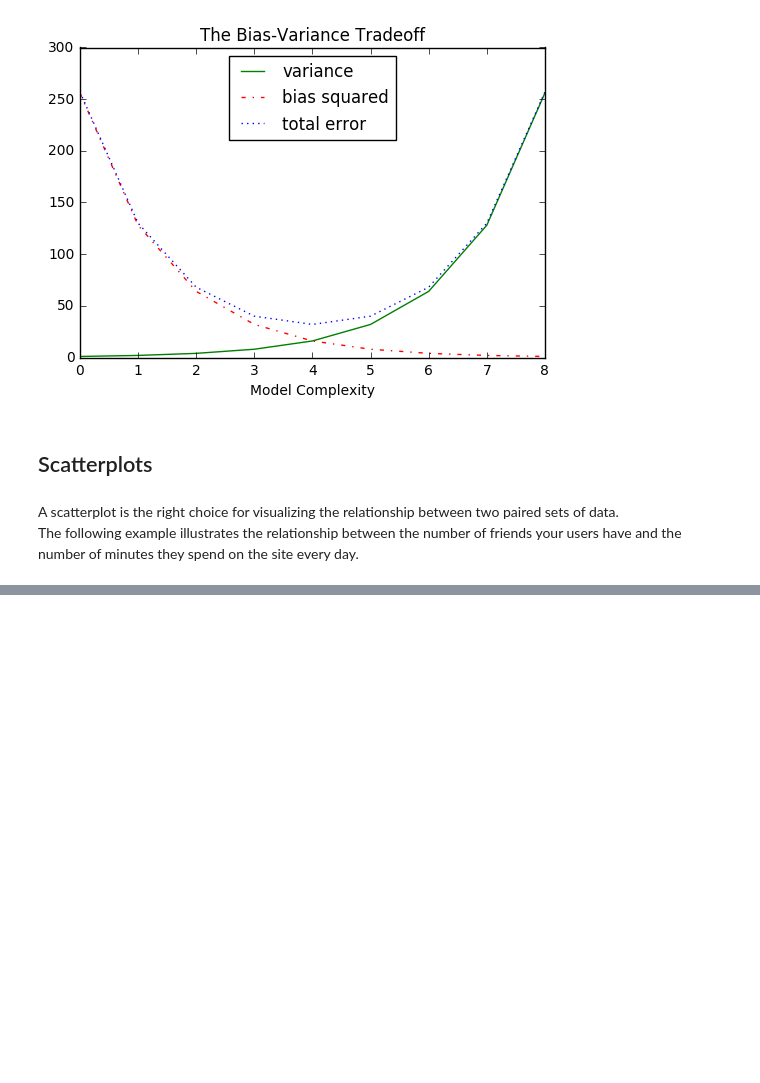
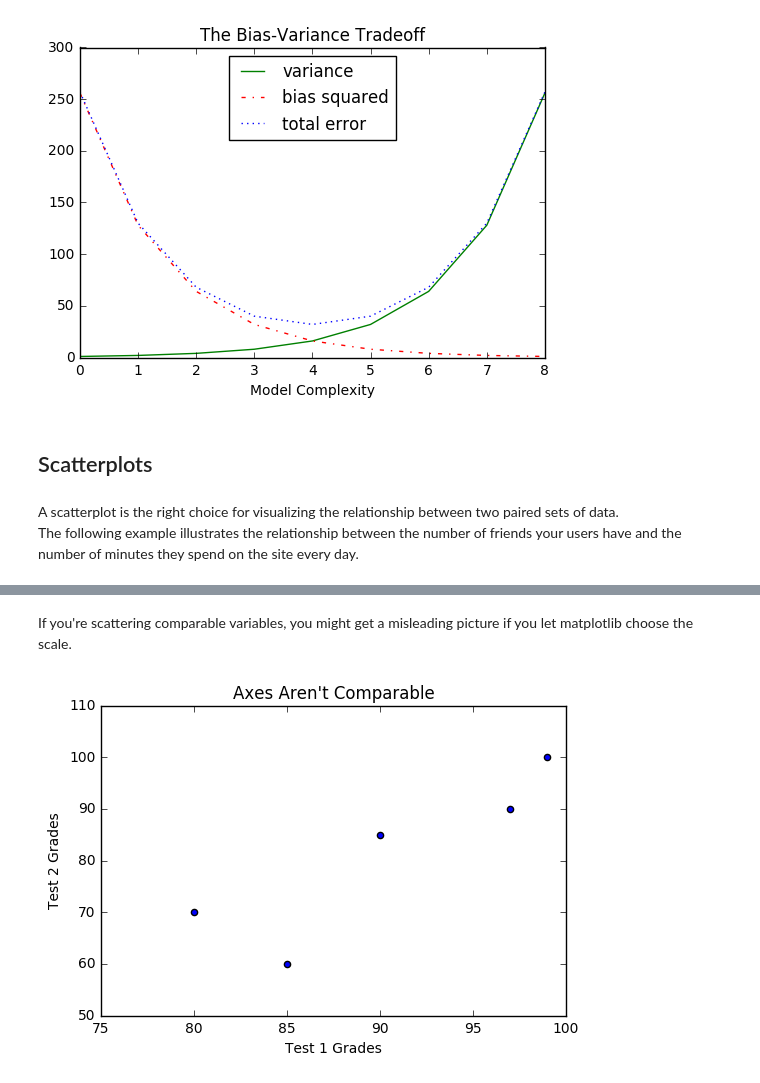
Before and after one commit to bgroveben/DataScienceFromScratch, a Jupyter notebook: 3_Chapter_Visualizing_Data.ipynb, the cells around one changed output, grey strips where cells are left out. Saved outputs shown, nothing was run; the diff lists cells and outputs as text; code cells hidden in the pictures; blank space fills up the shorter version.

```diff
--- a/3_Chapter_Visualizing_Data.ipynb
+++ b/3_Chapter_Visualizing_Data.ipynb
@@ -148,0 +171,15 @@ The following example illustrates the relationship between the number of friends
+# %% [markdown]
+If you're scattering comparable variables, you might get a misleading picture if you let matplotlib choose the scale.
+# %%
+# Figure 3-8
+
+test_1_grades = [ 99, 90, 85, 97, 80]
+test_2_grades = [100, 85, 60, 90, 70]
+
+plt.scatter(test_1_grades, test_2_grades)
+plt.title("Axes Aren't Comparable")
+plt.xlabel("Test 1 Grades")
+plt.ylabel("Test 2 Grades")
+plt.show()
+# %% [output]
+[figure, added]
```
Also changed, not shown: parts of 5 cells of this notebook, 1 other file.
